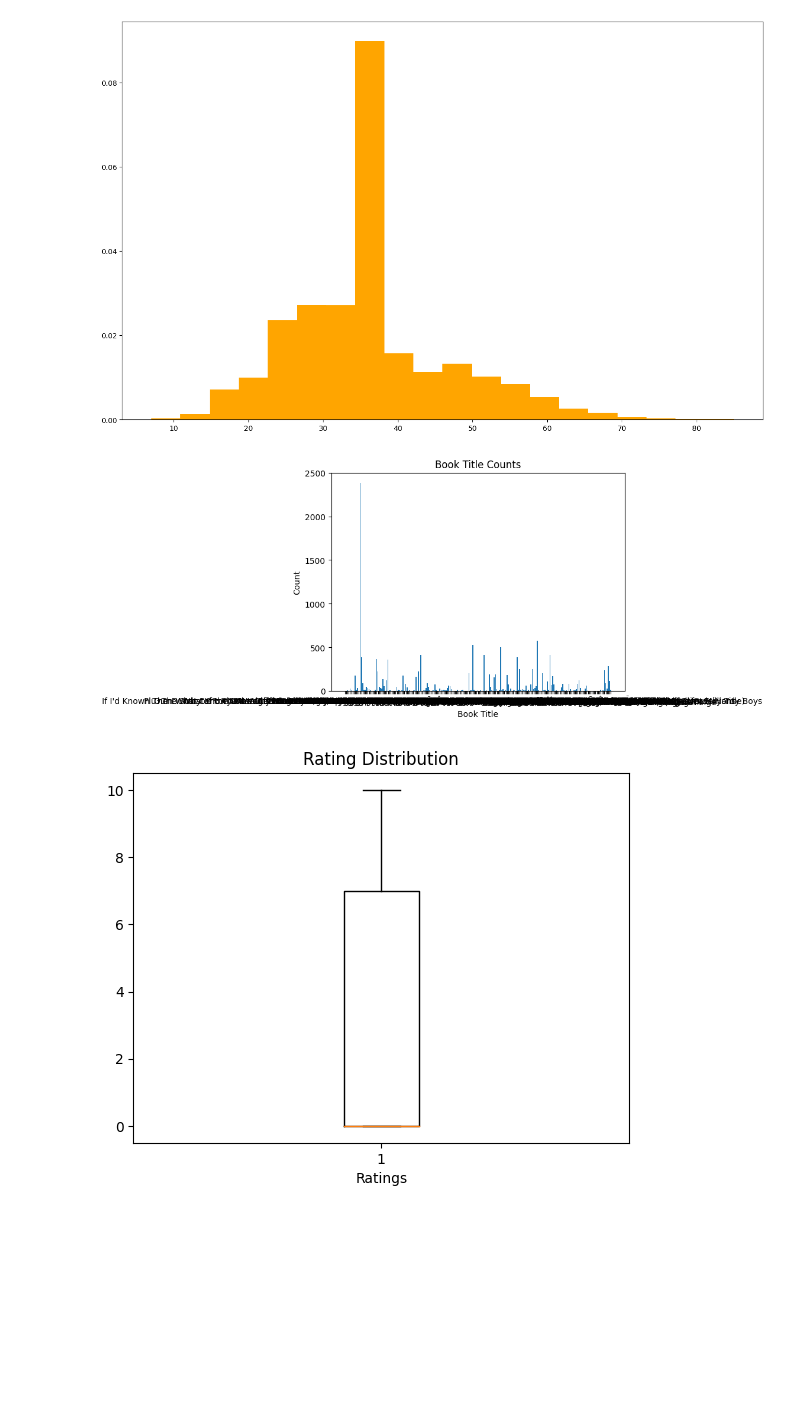
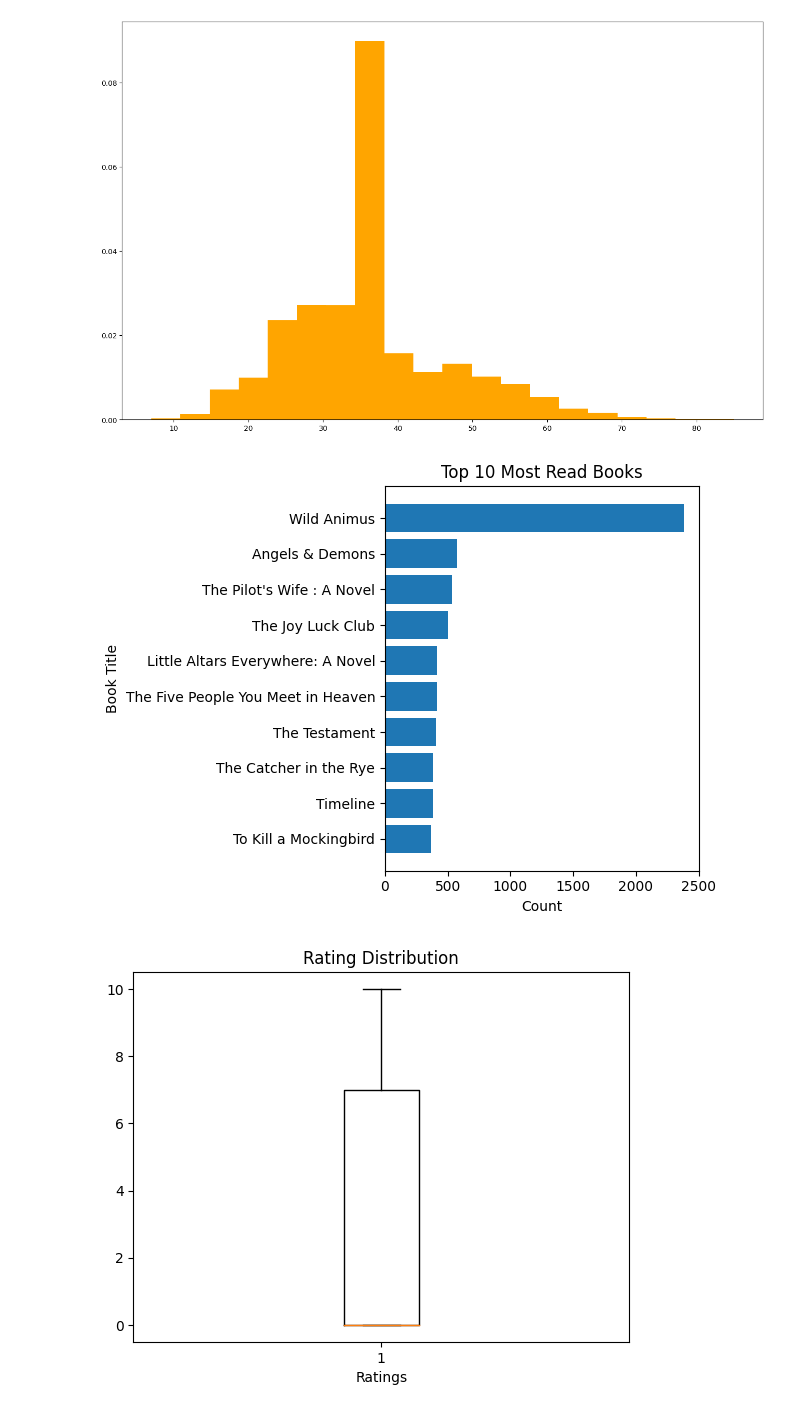
Before and after one commit to esmadl/big-data, a Jupyter notebook: main.ipynb, the cells around one changed output. Cells and saved outputs as stored; diff of their text form; code cells hidden in the pictures; blank space fills up the shorter version.

```diff
--- a/main.ipynb
+++ b/main.ipynb
@@ -100,21 +100,31 @@ fig = plt.gcf()
 fig.set_size_inches(16,10)
 # %% [output]
 [figure]
-# %%
-title_counts = book_fields.map(lambda x: (x[5], 1)).reduceByKey(lambda a, b: a + b)
-
-# Book title'ların frekansını çiz
-titles = title_counts.collect()
-x = [title[0] for title in titles]
-y = [title[1] for title in titles]
-
-plt.bar(x, y)
-plt.xlabel("Book Title")
-plt.ylabel("Count")
-plt.title("Book Title Counts")
-plt.show()
-# %% [output]
-[figure, removed]
+# %%
+
+# title_counts listesini frekansa göre sırala
+sorted_titles = sorted(titles, key=lambda x: x[1], reverse=True)
+
+# İlk 10 kitabı al
+top_10_titles = sorted_titles[:10]
+
+# Kitap adlarını ve frekanslarını ayrı listelere ayır
+x = [title[0] for title in top_10_titles]
+y = [title[1] for title in top_10_titles]
+
+# Yatay çubuk grafik oluştur
+plt.barh(x, y, align='center')
+plt.xlabel("Count")
+plt.ylabel("Book Title")
+plt.title("Top 10 Most Read Books")
+
+# Eksen etiketlerinin düzenlenmesi
+plt.gca().invert_yaxis()  # Y eksenini ters çevir
+plt.tight_layout()  # Grafik öğelerini uygun şekilde yerleştir
+
+plt.show()
+# %% [output]
+[figure, added]
 # %%
 ratings = book_fields.map(lambda x: float(x[4])).collect()
 
```
Also changed, not shown: parts of 4 cells of this notebook.
